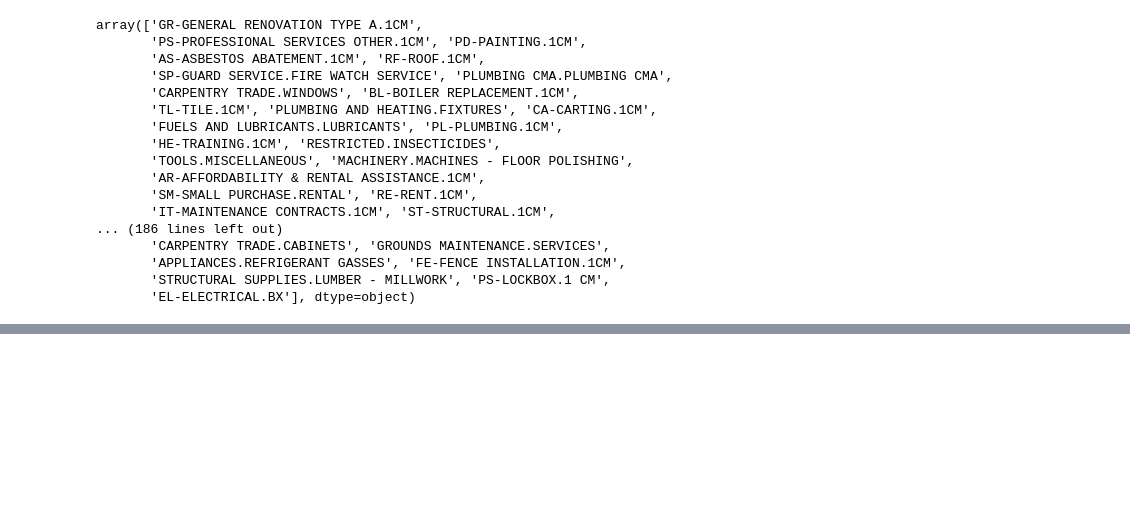
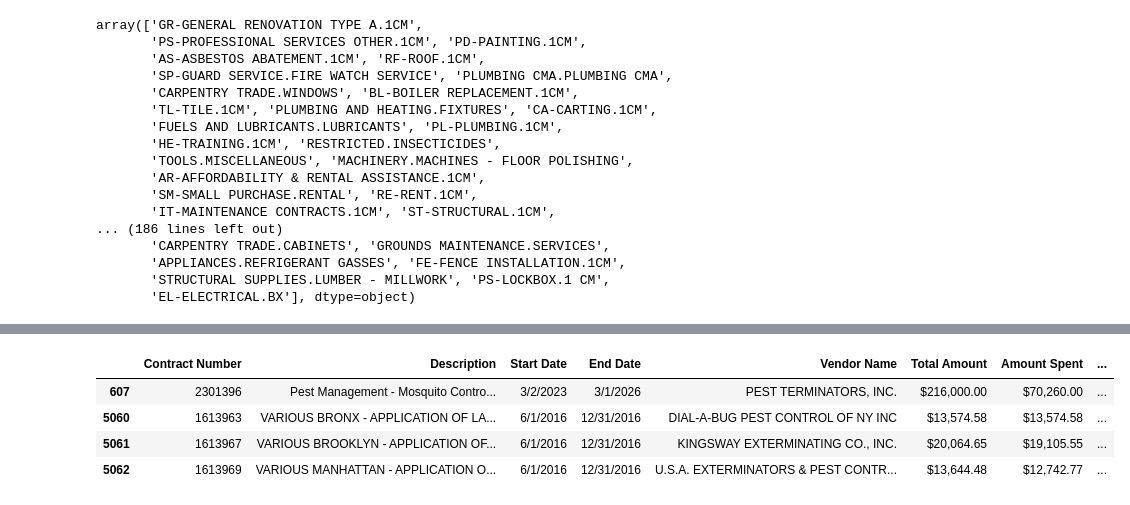
Before and after one commit to jtiburcio01/NYCHAcontracts, a Jupyter notebook: Contract_Analysis.ipynb, the cells around one changed output, grey strips where cells are left out. Drawn from its saved outputs; the diff is of its cells as text; code cells hidden in the pictures; blank space fills up the shorter version.

```diff
--- a/Contract_Analysis.ipynb
+++ b/Contract_Analysis.ipynb
@@ -79,3 +79,11 @@ df.query('Category == "EX-EXTERMINATING SERVICES.1CM"')
 | 3838 | 1813356 | Various Developments in All Five ... | 5/7/2018 | 5/6/2020 | KINGSWAY EXTERMINATING CO., INC. | $162,607.75 | $121,392.00 | ... |
 | 3853 | 1812434 | Various Manhattan Developments - ... | 4/30/2018 | 7/9/2020 | KINGSWAY EXTERMINATING CO., INC. | $820,464.70 | $663,134.08 | ... |
 | 3859 | 1812369 | Queens & Staten Island Developmen... | 4/27/2018 | 4/26/2021 | KINGSWAY EXTERMINATING CO., INC. | $182,203.78 | $135,262.85 | ... |
+# %%
+df.query('Category == "EX-EXTERMINATING SERVICES.EXTERMINATION"')
+# %% [output]
+|  | Contract Number | Description | Start Date | End Date | Vendor Name | Total Amount | Amount Spent | ... |
+| 607 | 2301396 | Pest Management - Mosquito Contro... | 3/2/2023 | 3/1/2026 | PEST TERMINATORS, INC. | $216,000.00 | $70,260.00 | ... |
+| 5060 | 1613963 | VARIOUS BRONX - APPLICATION OF LA... | 6/1/2016 | 12/31/2016 | DIAL-A-BUG PEST CONTROL OF NY INC | $13,574.58 | $13,574.58 | ... |
+| 5061 | 1613967 | VARIOUS BROOKLYN - APPLICATION OF... | 6/1/2016 | 12/31/2016 | KINGSWAY EXTERMINATING CO., INC. | $20,064.65 | $19,105.55 | ... |
+| 5062 | 1613969 | VARIOUS MANHATTAN - APPLICATION O... | 6/1/2016 | 12/31/2016 | U.S.A. EXTERMINATORS & PEST CONTR... | $13,644.48 | $12,742.77 | ... |
```
Also changed, not shown: parts of 1 cell of this notebook, 1 other file.
